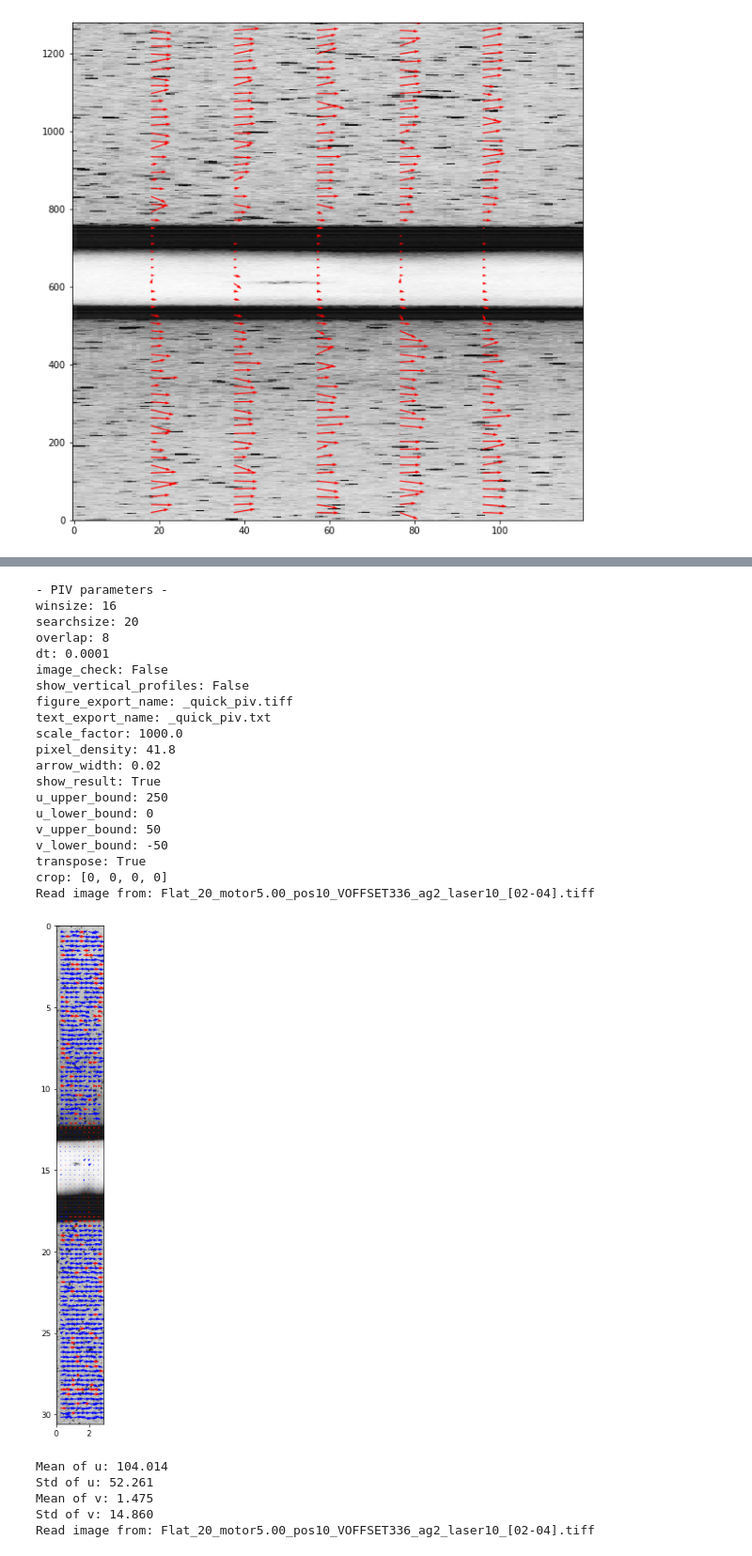
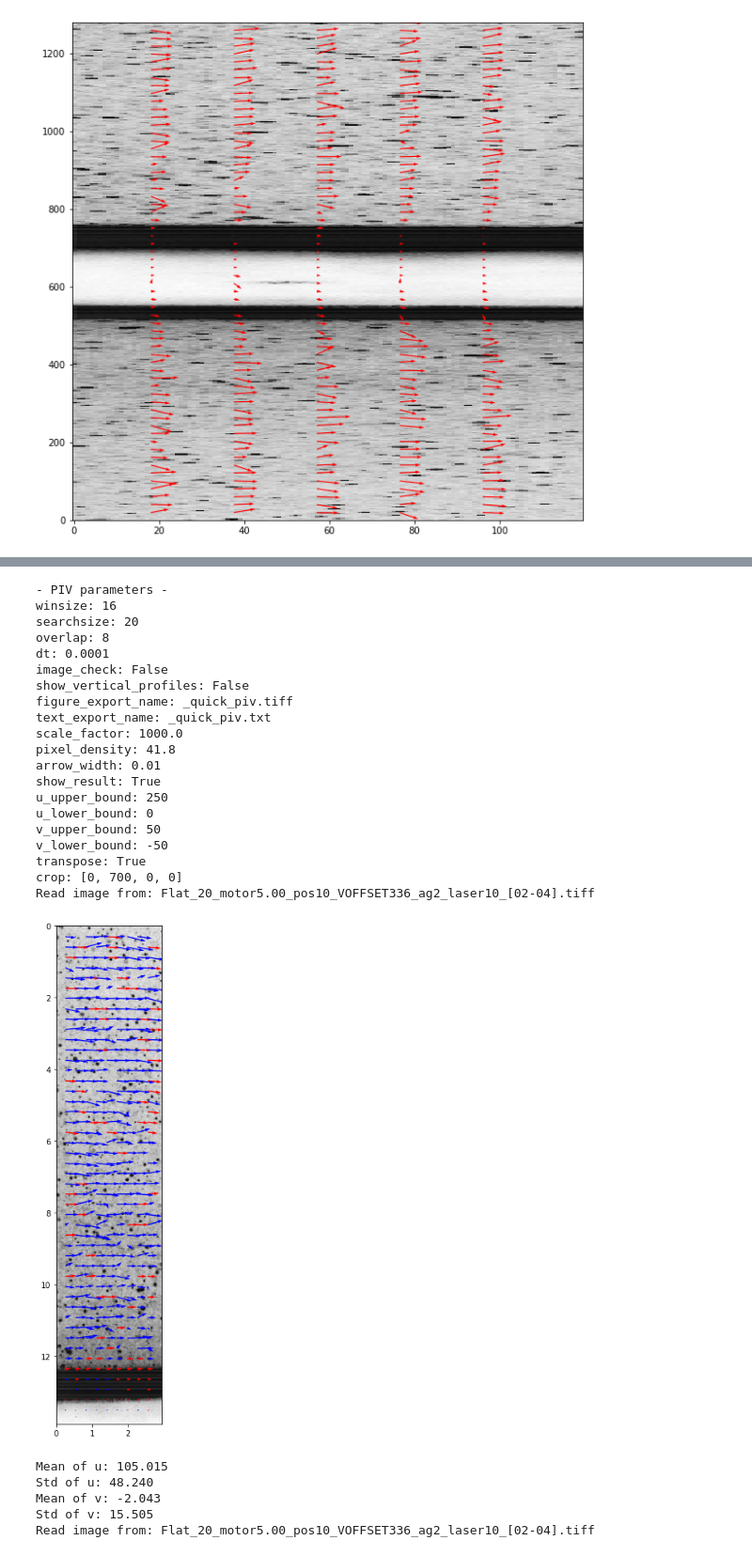
Before and after one commit to yeonsu-jung/piv_recipes, a Jupyter notebook: note_shear_rate_for_5Hz_2021-02-09.ipynb, the cells around one changed output, grey strips where cells are left out. Shown at 94% size. Saved outputs shown, nothing was run; the diff lists cells and outputs as text; code cells hidden in the pictures.

```diff
--- a/note_shear_rate_for_5Hz_2021-02-09.ipynb
+++ b/note_shear_rate_for_5Hz_2021-02-09.ipynb
@@ -34,7 +34,7 @@ piv_param = {
 # %%
 def large_quiver(window_size,scaling_factor,crop = (0,0)):
     bgd, bgd2 = pi.read_two_images(search_dict,index_a=101,index_b=102)
-    bgd = -np.array(bgd)
+    bgd = -np.array(bgd)[crop[0]:-crop[1]-1]
     piv_result = np.loadtxt('_quick_piv.txt')
     arrow_width = 0.002
 
@@ -43,16 +43,15 @@ def large_quiver(window_size,scaling_factor,crop = (0,0)):
     uu = piv_result[:,2].T
     vv = piv_result[:,3].T
 
-
-
     fig, ax = plt.subplots(figsize=(10,10))
 
     xmax = np.amax(piv_result[:, 0]) + window_size / (2 * scaling_factor)
     ymax = np.amax(piv_result[:, 1]) + window_size / (2 * scaling_factor)
 
-
     ax.quiver(xx,yy,uu,vv,angles='uv',width=arrow_width,color='r')
     ax.imshow(bgd,origin="lower", cmap="Greys_r",interpolation='nearest',aspect='auto')
+
+    ax.invert_yaxis()
 
 def merge_dicts(*dict_args):
     """
@@ -186,32 +185,34 @@ Read image from: Flat_20_motor5.00_pos10_VOFFSET336_ag2_laser10_[02-04].tiff
 # %%
-small = {"winsize": 16, "searchsize": 20, "overlap": 8, "scale_factor": 1e3,'crop': [0,0,0,0]}
+cr = 700
+
+small = {"winsize": 16, "searchsize": 20, "overlap": 8, "scale_factor": 1e3,'crop': [0,cr,0,0]}
 pi.set_piv_param(small)
 xx,yy,uu,vv = pi.quick_piv(search_dict,index_a=100,index_b=101)
-large_quiver(16,1)
+large_quiver(16,1,crop=(0,cr))
 # %% [output]
 - PIV parameters -
 winsize: 16
 searchsize: 20
 overlap: 8
 dt: 0.0001
 image_check: False
 show_vertical_profiles: False
 figure_export_name: _quick_piv.tiff
 text_export_name: _quick_piv.txt
 scale_factor: 1000.0
 pixel_density: 41.8
-arrow_width: 0.02
+arrow_width: 0.01
 show_result: True
 u_upper_bound: 250
 u_lower_bound: 0
 v_upper_bound: 50
 v_lower_bound: -50
 transpose: True
-crop: [0, 0, 0, 0]
+crop: [0, 700, 0, 0]
 Read image from: Flat_20_motor5.00_pos10_VOFFSET336_ag2_laser10_[02-04].tiff
-[figure, old version]
+[figure, new version]
-Mean of u: 104.014
-Std of u: 52.261
-Mean of v: 1.475
-Std of v: 14.860
+Mean of u: 105.015
+Std of u: 48.240
+Mean of v: -2.043
+Std of v: 15.505
 Read image from: Flat_20_motor5.00_pos10_VOFFSET336_ag2_laser10_[02-04].tiff
```
Also changed, not shown: parts of 5 cells of this notebook, 1 other file.
